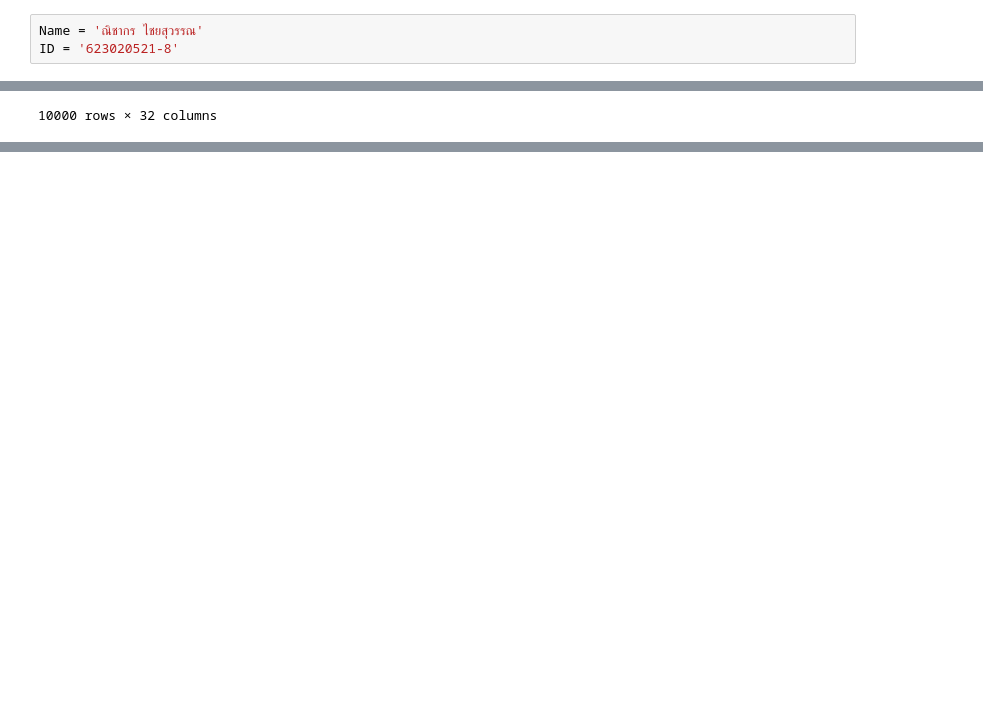
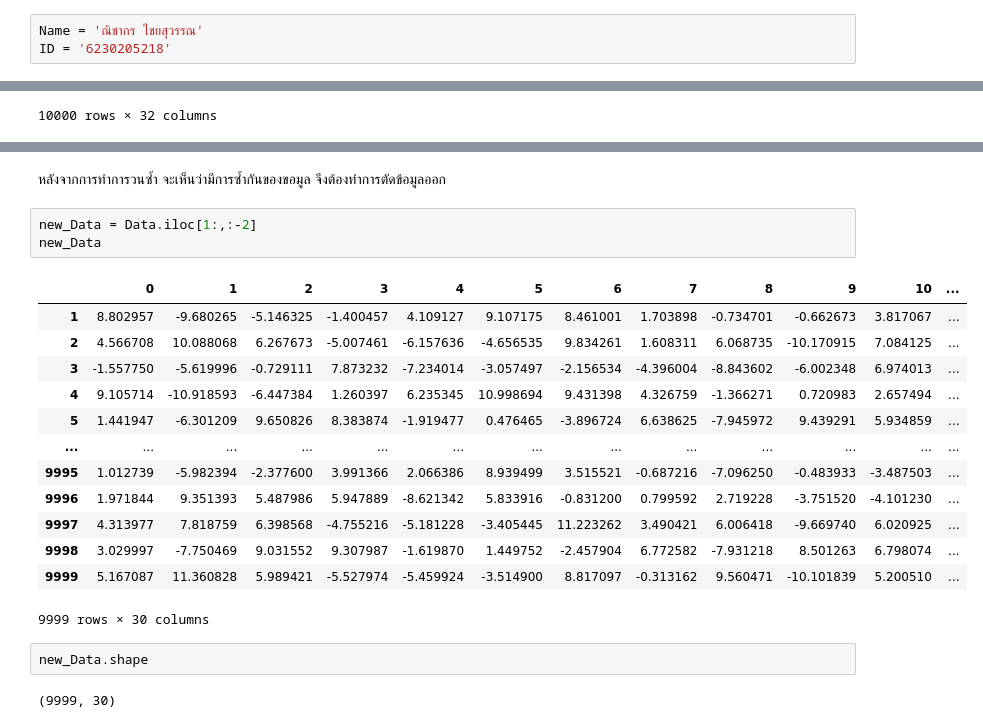
Before and after one commit to nichakornchaisuwan/multivariaet, a Jupyter notebook: Multivariate_Exam.ipynb, the cells around one changed output, grey strips where cells are left out. Saved outputs shown, nothing was run; the diff lists cells and outputs as text; blank space fills up the shorter version.

```diff
--- a/Multivariate_Exam.ipynb
+++ b/Multivariate_Exam.ipynb
@@ -20,7 +20,7 @@ import numpy as np
 import pandas
 # %%
 Name = 'ณิชากร ไชยสุวรรณ'
-ID = '623020521-8'
+ID = '6230205218'
 # %%
 def DataGenerator(name,id):
     random.seed(int(id[3:6]))
@@ -59,0 +96,23 @@ Data
+# %% [markdown]
+หลังจากการทำการวนซ้ำ จะเห็นว่ามีการซ้ำกันของขอมูล จึงต้องทำการตัดข้อมูลออก
+# %%
+new_Data = Data.iloc[1:,:-2]
+new_Data
+# %% [output]
+|  | 0 | 1 | 2 | 3 | 4 | 5 | 6 | 7 | 8 | 9 | 10 | ... |
+| 1 | 8.802957 | -9.680265 | -5.146325 | -1.400457 | 4.109127 | 9.107175 | 8.461001 | 1.703898 | -0.734701 | -0.662673 | 3.817067 | ... |
+| 2 | 4.566708 | 10.088068 | 6.267673 | -5.007461 | -6.157636 | -4.656535 | 9.834261 | 1.608311 | 6.068735 | -10.170915 | 7.084125 | ... |
+| 3 | -1.557750 | -5.619996 | -0.729111 | 7.873232 | -7.234014 | -3.057497 | -2.156534 | -4.396004 | -8.843602 | -6.002348 | 6.974013 | ... |
+| 4 | 9.105714 | -10.918593 | -6.447384 | 1.260397 | 6.235345 | 10.998694 | 9.431398 | 4.326759 | -1.366271 | 0.720983 | 2.657494 | ... |
+| 5 | 1.441947 | -6.301209 | 9.650826 | 8.383874 | -1.919477 | 0.476465 | -3.896724 | 6.638625 | -7.945972 | 9.439291 | 5.934859 | ... |
+| ... | ... | ... | ... | ... | ... | ... | ... | ... | ... | ... | ... | ... |
+| 9995 | 1.012739 | -5.982394 | -2.377600 | 3.991366 | 2.066386 | 8.939499 | 3.515521 | -0.687216 | -7.096250 | -0.483933 | -3.487503 | ... |
+| 9996 | 1.971844 | 9.351393 | 5.487986 | 5.947889 | -8.621342 | 5.833916 | -0.831200 | 0.799592 | 2.719228 | -3.751520 | -4.101230 | ... |
+| 9997 | 4.313977 | 7.818759 | 6.398568 | -4.755216 | -5.181228 | -3.405445 | 11.223262 | 3.490421 | 6.006418 | -9.669740 | 6.020925 | ... |
+| 9998 | 3.029997 | -7.750469 | 9.031552 | 9.307987 | -1.619870 | 1.449752 | -2.457904 | 6.772582 | -7.931218 | 8.501263 | 6.798074 | ... |
+| 9999 | 5.167087 | 11.360828 | 5.989421 | -5.527974 | -5.459924 | -3.514900 | 8.817097 | -0.313162 | 9.560471 | -10.101839 | 5.200510 | ... |
+9999 rows × 30 columns
+# %%
+new_Data.shape
+# %% [output]
+(9999, 30)
```
Also changed, not shown: parts of 6 cells of this notebook.
